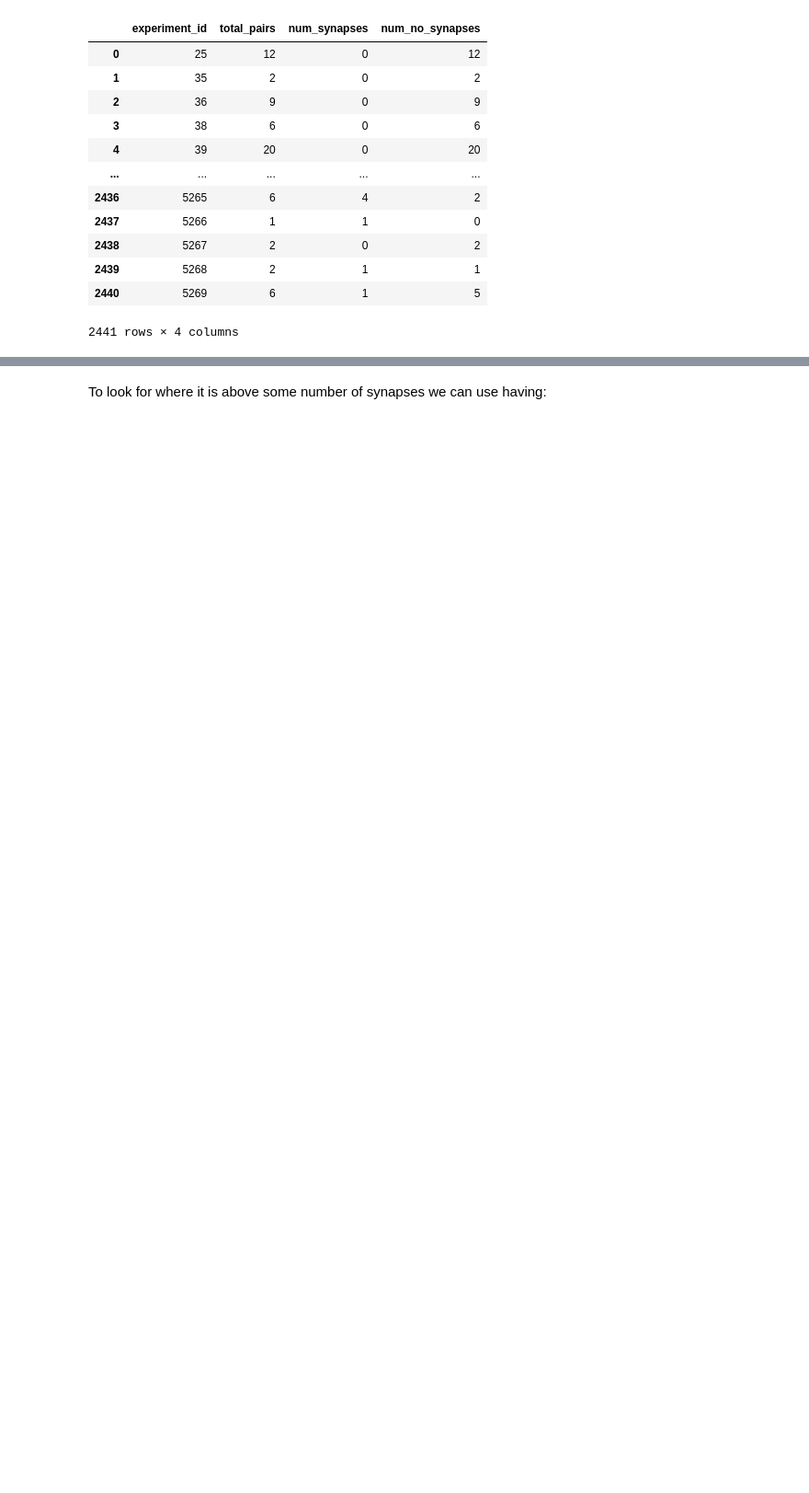
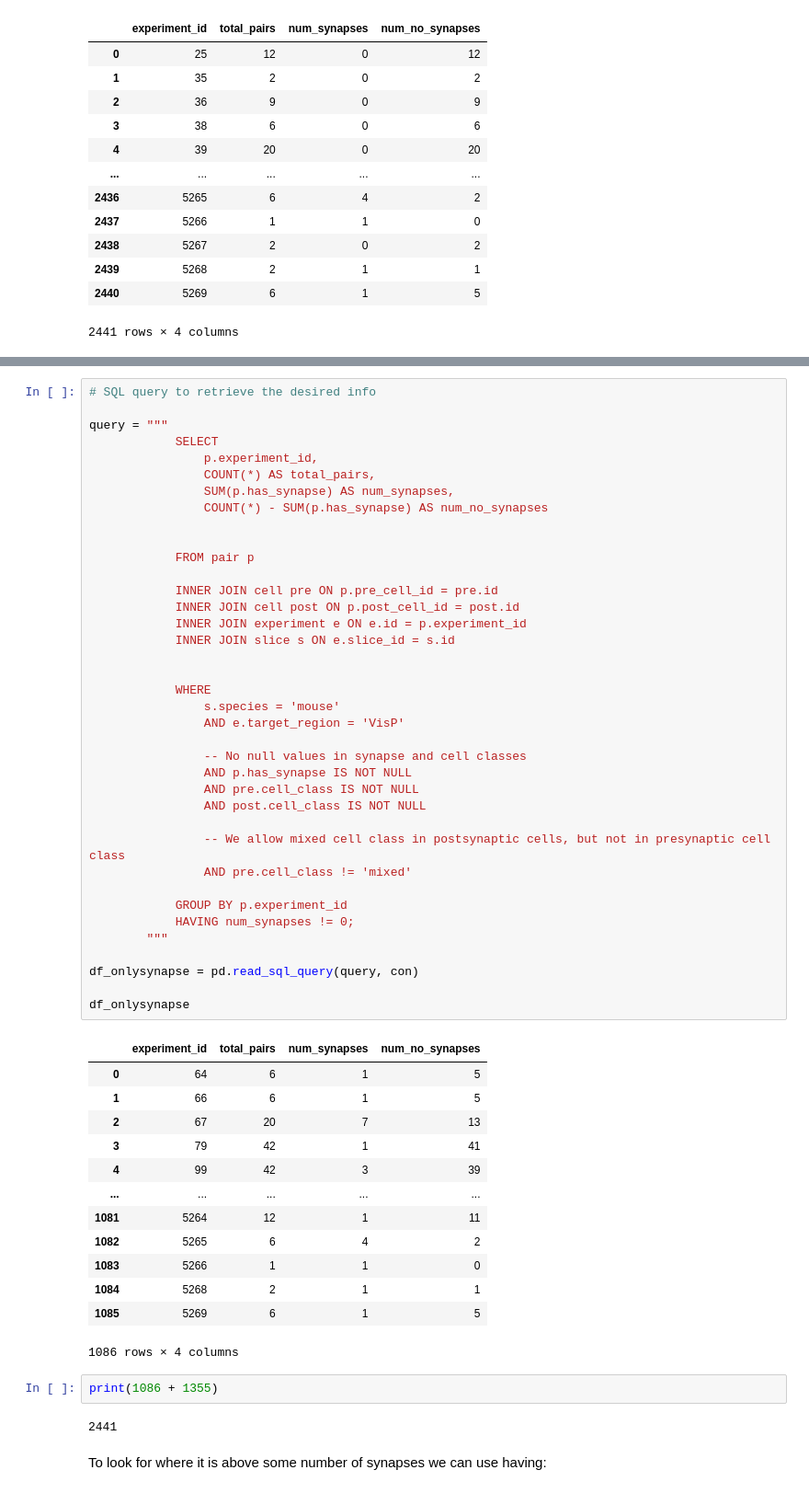
Before and after one commit to acevedomartina/HeterogeneousRNNs, a Jupyter notebook: data_analysis/analysis_neneva.ipynb, the cells around one changed output, grey strips where cells are left out. Shown at 92% size. Cells and saved outputs as stored; diff of their text form; blank space fills up the shorter version.

```diff
--- a/data_analysis/analysis_neneva.ipynb
+++ b/data_analysis/analysis_neneva.ipynb
@@ -408,3 +659,59 @@ Total not synapses: 34681
+# %%
+# SQL query to retrieve the desired info
+
+query = """
+            SELECT
+                p.experiment_id,
+                COUNT(*) AS total_pairs,
+                SUM(p.has_synapse) AS num_synapses,
+                COUNT(*) - SUM(p.has_synapse) AS num_no_synapses
+
+
+            FROM pair p
+
+            INNER JOIN cell pre ON p.pre_cell_id = pre.id
+            INNER JOIN cell post ON p.post_cell_id = post.id
+            INNER JOIN experiment e ON e.id = p.experiment_id
+            INNER JOIN slice s ON e.slice_id = s.id
+
+
+            WHERE
+                s.species = 'mouse'
+                AND e.target_region = 'VisP'
+
+                -- No null values in synapse and cell classes
+                AND p.has_synapse IS NOT NULL
+                AND pre.cell_class IS NOT NULL
+                AND post.cell_class IS NOT NULL
+
+                -- We allow mixed cell class in postsynaptic cells, but not in presynaptic cell class
+                AND pre.cell_class != 'mixed'
+
+            GROUP BY p.experiment_id
+            HAVING num_synapses != 0;
+        """
+
+df_onlysynapse = pd.read_sql_query(query, con)
+
+df_onlysynapse
+# %% [output]
+|  | experiment_id | total_pairs | num_synapses | num_no_synapses |
+| 0 | 64 | 6 | 1 | 5 |
+| 1 | 66 | 6 | 1 | 5 |
+| 2 | 67 | 20 | 7 | 13 |
+| 3 | 79 | 42 | 1 | 41 |
+| 4 | 99 | 42 | 3 | 39 |
+| ... | ... | ... | ... | ... |
+| 1081 | 5264 | 12 | 1 | 11 |
+| 1082 | 5265 | 6 | 4 | 2 |
+| 1083 | 5266 | 1 | 1 | 0 |
+| 1084 | 5268 | 2 | 1 | 1 |
+| 1085 | 5269 | 6 | 1 | 5 |
+1086 rows × 4 columns
+# %%
+print(1086 + 1355)
+# %% [output]
+2441
 # %% [markdown]
 To look for where it is above some number of synapses we can use having:
 # %%
```
Also changed, not shown: parts of 16 cells of this notebook, 2 other files.
